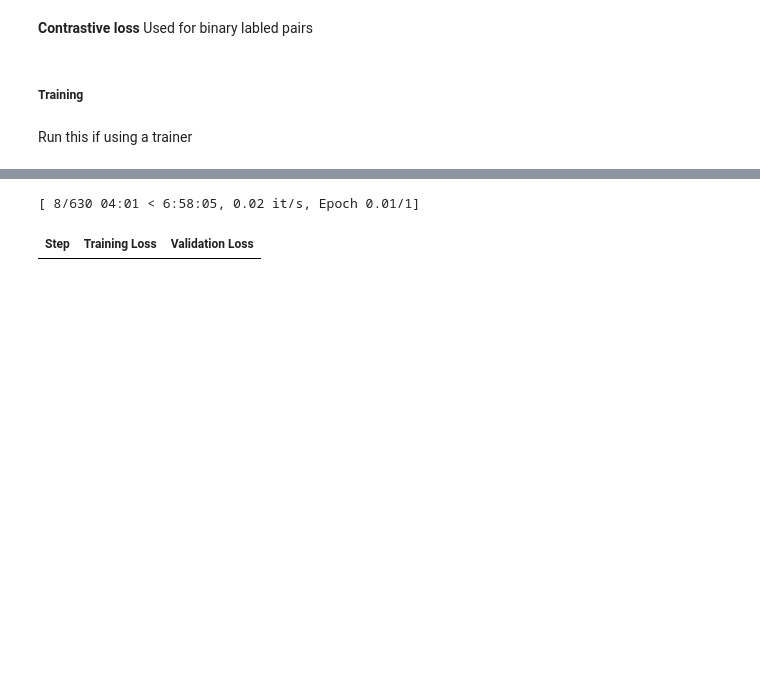
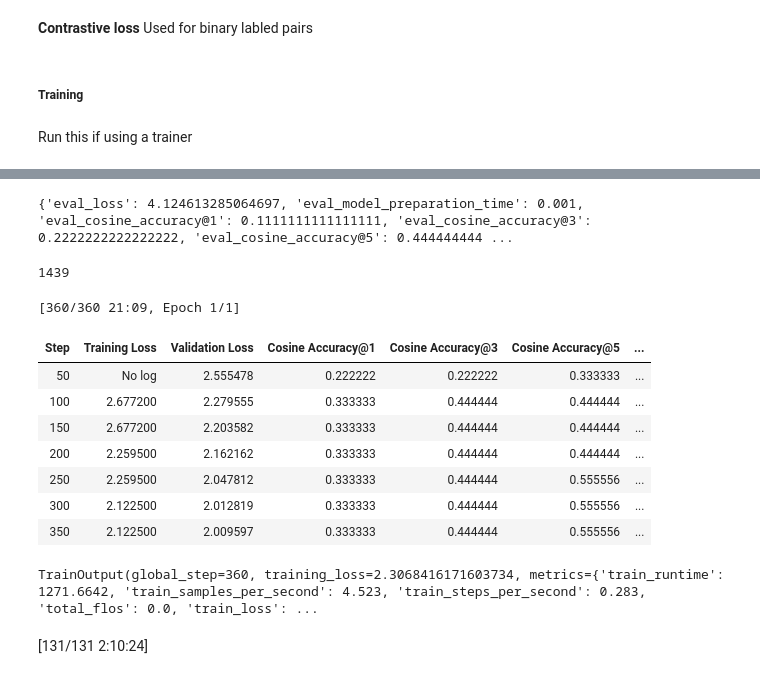
Before and after one commit to IS-NLP/SkupnoAng, a Jupyter notebook: task4.ipynb, the cells around one changed output, grey strips where cells are left out. Cells and saved outputs as stored; diff of their text form; code cells hidden in the pictures; blank space fills up the shorter version.

```diff
--- a/task4.ipynb
+++ b/task4.ipynb
@@ -152,7 +243,7 @@ def get_ret_eval(test_dataset):
         relevant_docs = relevant_docs,
         #similarity_fn_names= ["cosine"],
         show_progress_bar=True,
-        batch_size= 8,
+        batch_size= 16,
         #main_score_function="Recall@10"
     )
 
@@ -202,9 +271,8 @@ def eval_full_inbuilt(model, test_dataset):
 - Straight from the box, unmodified
 -  [msmarco-MiniLM-L6-cos-v5](https://huggingface.co/sentence-transformers/msmarco-MiniLM-L6-cos-v5) Trained specificly for query-passage retrieval
 # %%
-from sentence_transformers import SentenceTransformer, util
-import torch
+from sentence_transformers import SentenceTransformer
 
-model_name = ".\models\jina-embeddings-v2-small-en"
-base_model = SentenceTransformer(model_name, model_kwargs={"dtype": "float16"})
+model_name = "models\jina-embeddings-v2-small-en"
+base_model = SentenceTransformer(model_name)
 # %% [output]
@@ -239,18 +307,18 @@ args = SentenceTransformerTrainingArguments(
     output_dir="models/tuned_model",
     # Optional training parameters:
     num_train_epochs=1,
-    per_device_train_batch_size=8,
-    per_device_eval_batch_size=8,
-    learning_rate=2e-5,
+    per_device_train_batch_size=16,
+    per_device_eval_batch_size=16,
+    learning_rate=3e-5,
     seed=42,
-    metric_for_best_model=f"eval_recall@{k}",
-    greater_is_better=False,
+    metric_for_best_model=f"eval_cosine_recall@10",
+    #greater_is_better=False,
   	load_best_model_at_end=True,
   	weight_decay=0.01,
 
     #warmup_ratio=0.1,
-    fp16=True,  # Set to False if you get an error that your GPU can't run on FP16
-    bf16=False,  # Set to True if you have a GPU that supports BF16
+    #fp16=True,  # Set to False if you get an error that your GPU can't run on FP16
+    #bf16=False,  # Set to True if you have a GPU that supports BF16
     #batch_sampler=BatchSamplers.NO_DUPLICATES,  # losses that use "in-batch negatives" benefit from no duplicates
     # Optional tracking/debugging parameters:
     eval_strategy="steps",
@@ -267,9 +354,9 @@ args = SentenceTransformerTrainingArguments(
 # %%
-from sentence_transformers.losses import OnlineContrastiveLoss
+from sentence_transformers.losses import MultipleNegativesRankingLoss
 
-def trainer_cl(m, train_dataset, valid_dataset, args):
+def trainer_mnr(m, train_dataset, valid_dataset, args):
     td = {''}
-    loss = OnlineContrastiveLoss(m)
+    loss = MultipleNegativesRankingLoss(m)
 
     evaluator = get_ret_eval(valid_dataset)
 
@@ -278,6 +365,7 @@ def trainer_cl(m, train_dataset, valid_dataset, args):
         train_dataset=train_dataset,
         eval_dataset=valid_dataset,
         loss=loss,
+        evaluator=evaluator,
         args=args
     )
 
@@ -296,6 +416,29 @@ False
+# %%
+print(ret)
+# %% [output]
+{'eval_loss': 4.124613285064697, 'eval_model_preparation_time': 0.001, 'eval_cosine_accuracy@1': 0.1111111111111111, 'eval_cosine_accuracy@3': 0.2222222222222222, 'eval_cosine_accuracy@5': 0.444444444 ...
+# %%
+print(len((valid_dataset['hypothesis'])))
+# %% [output]
+1439
 # %%
-trainer = trainer_cl(fine_model, train_dataset, valid_dataset, args)
+trainer = trainer_mnr(fine_model, train_dataset, valid_dataset, args)
 trainer.train()
 # %% [output]
-[ 8/630 04:01 < 6:58:05, 0.02 it/s, Epoch 0.01/1]
+[360/360 21:09, Epoch 1/1]
-| Step | Training Loss | Validation Loss |
+| Step | Training Loss | Validation Loss | Cosine Accuracy@1 | Cosine Accuracy@3 | Cosine Accuracy@5 | ... |
+| 50 | No log | 2.555478 | 0.222222 | 0.222222 | 0.333333 | ... |
+| 100 | 2.677200 | 2.279555 | 0.333333 | 0.444444 | 0.444444 | ... |
+| 150 | 2.677200 | 2.203582 | 0.333333 | 0.444444 | 0.444444 | ... |
+| 200 | 2.259500 | 2.162162 | 0.333333 | 0.444444 | 0.444444 | ... |
+| 250 | 2.259500 | 2.047812 | 0.333333 | 0.444444 | 0.555556 | ... |
+| 300 | 2.122500 | 2.012819 | 0.333333 | 0.444444 | 0.555556 | ... |
+| 350 | 2.122500 | 2.009597 | 0.333333 | 0.444444 | 0.555556 | ... |
+TrainOutput(global_step=360, training_loss=2.3068416171603734, metrics={'train_runtime': 1271.6642, 'train_samples_per_second': 4.523, 'train_steps_per_second': 0.283, 'total_flos': 0.0, 'train_loss': ...
+# %%
+ev = get_ret_eval(test_dataset)
+test_dataset = test_dataset.select_columns(["hypothesis", "premise", "label"])
+
+ret = trainer.evaluate(eval_dataset=test_dataset)
+# %% [output]
+[131/131 2:10:24]
```
Also changed, not shown: parts of 16 cells of this notebook, 13 other files.
